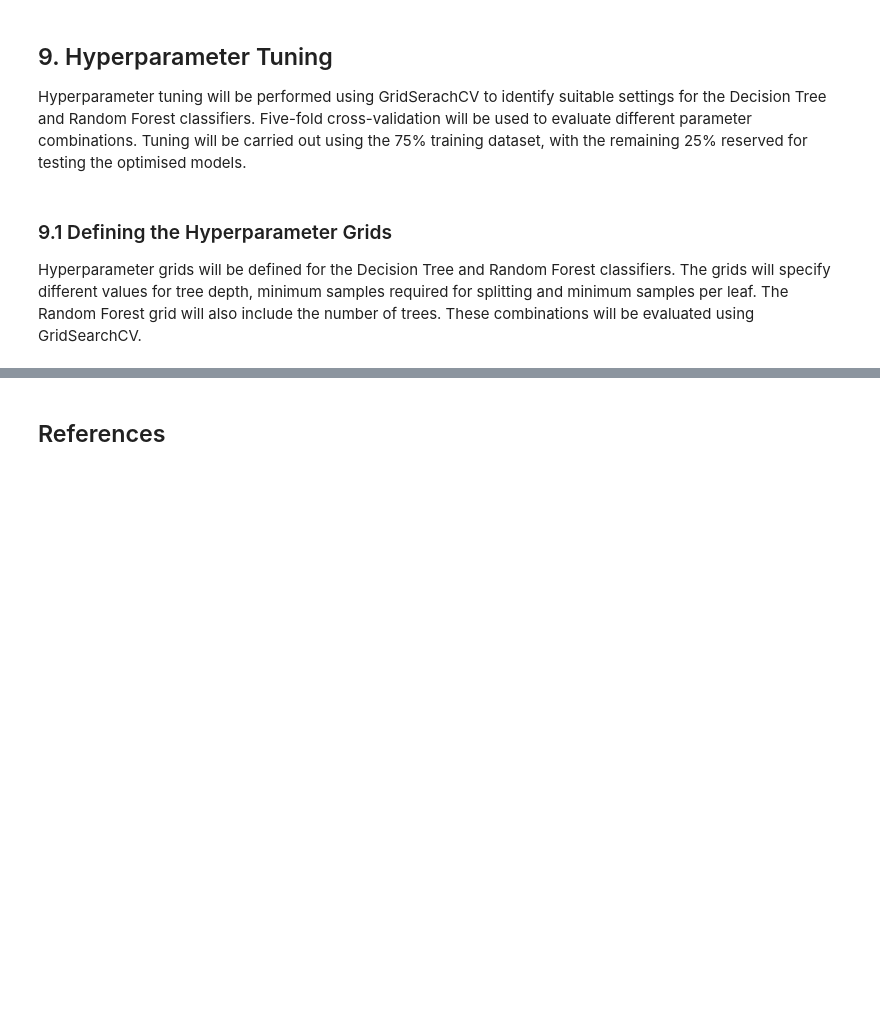
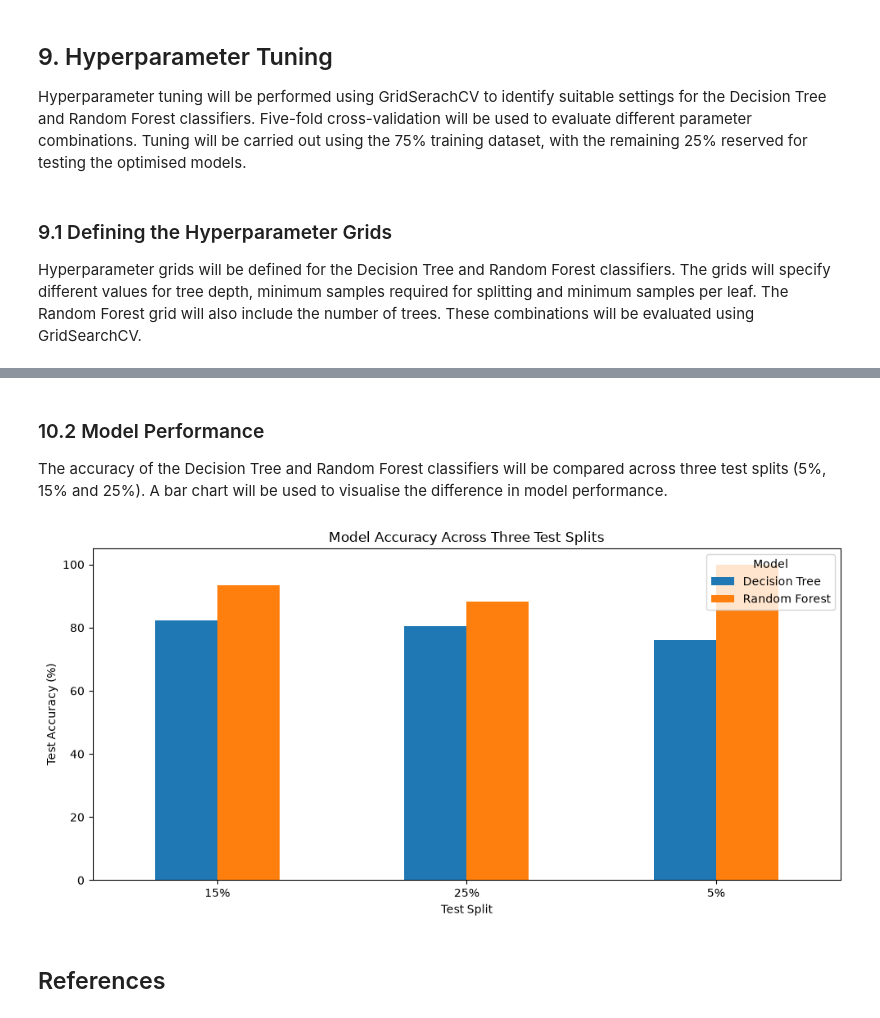
Before and after one commit to sba26104-KOR/HDSDAB-Sep26-PT-SB-Machine-LearningMachine-Learning-CA1, a Jupyter notebook: MLB_Batting_Classification_CA1.ipynb, the cells around one changed output, grey strips where cells are left out. Drawn from its saved outputs; the diff is of its cells as text; code cells hidden in the pictures; blank space fills up the shorter version.

```diff
--- a/MLB_Batting_Classification_CA1.ipynb
+++ b/MLB_Batting_Classification_CA1.ipynb
@@ -1012,3 +1192,27 @@ param_grids = {
+# %% [markdown]
+### 10.2 Model Performance
+
+The accuracy of the Decision Tree and Random Forest classifiers will be compared across three test splits (5%, 15% and 25%). A bar chart will be used to visualise the difference in model performance.
+# %%
+# Prepare the model accuracy results for visualisation
+accuracy_comparison = comparison_results.pivot(
+    index="Test Split",
+    columns="Model",
+    values="Test Accuracy (%)"
+)
+
+# Display the bar chart comparing model accuracy
+accuracy_comparison.plot(kind="bar", figsize=(10, 5))
+
+plt.title("Model Accuracy Across Three Test Splits")
+plt.xlabel("Test Split")
+plt.xticks(rotation=0)
+plt.ylabel("Test Accuracy (%)")
+plt.legend(title="Model")
+plt.tight_layout()
+plt.show()
+# %% [output]
+[figure, added]
 # %% [markdown]
 ## References
 # %% [markdown]
```
Also changed, not shown: parts of 25 cells of this notebook.
